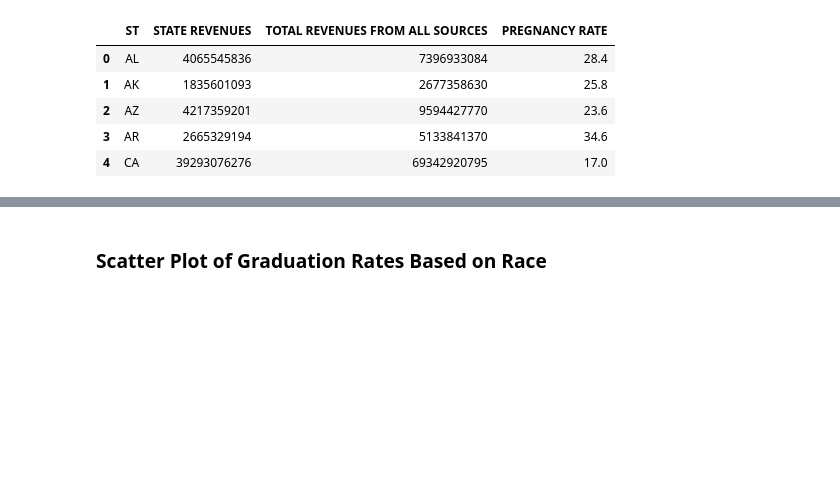
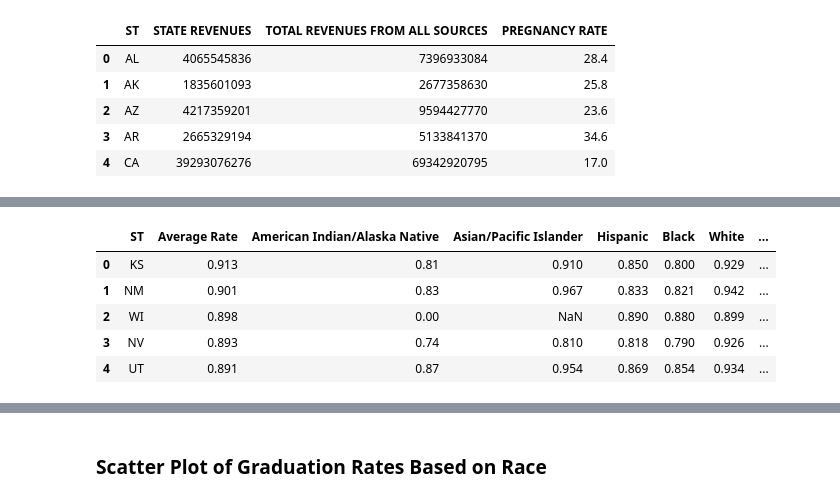
Before and after one commit to jelizalo/project-one, a Jupyter notebook: ProjectMaster.ipynb, the cells around one changed output, grey strips where cells are left out. Saved outputs shown, nothing was run; the diff lists cells and outputs as text; code cells hidden in the pictures; blank space fills up the shorter version.

```diff
--- a/ProjectMaster.ipynb
+++ b/ProjectMaster.ipynb
@@ -367,8 +406,15 @@ ValueError: can not merge DataFrame with instance of type <class 'dict'>
 # %%
 # merging average graduation rates and average teacher salary
-# merge4 = pd.merge(grad_df, teacher_df, on="ST", how="outer")
-# merge4 = merge4[["ST","Average Rate", "American Indian/Alaska Native", "Asian/Pacific Islander", "Hispanic", "Black",
-#                 "White", "AVERAGE STARTING SALARY", "AVERAGE SALARY"]]
+merge4 = pd.merge(sorted_grad, teacher_df, on="ST", how="outer")
+merge4 = merge4[["ST","Average Rate", "American Indian/Alaska Native", "Asian/Pacific Islander", "Hispanic", "Black",
+                "White", "AVERAGE STARTING SALARY", "AVERAGE SALARY"]]
 
-# merge4.head()
+merge4.head()
+# %% [output]
+|  | ST | Average Rate | American Indian/Alaska Native | Asian/Pacific Islander | Hispanic | Black | White | ... |
+| 0 | KS | 0.913 | 0.81 | 0.910 | 0.850 | 0.800 | 0.929 | ... |
+| 1 | NM | 0.901 | 0.83 | 0.967 | 0.833 | 0.821 | 0.942 | ... |
+| 2 | WI | 0.898 | 0.00 | NaN | 0.890 | 0.880 | 0.899 | ... |
+| 3 | NV | 0.893 | 0.74 | 0.810 | 0.818 | 0.790 | 0.926 | ... |
+| 4 | UT | 0.891 | 0.87 | 0.954 | 0.869 | 0.854 | 0.934 | ... |
 # %%
```
Also changed, not shown: parts of 18 cells of this notebook.
